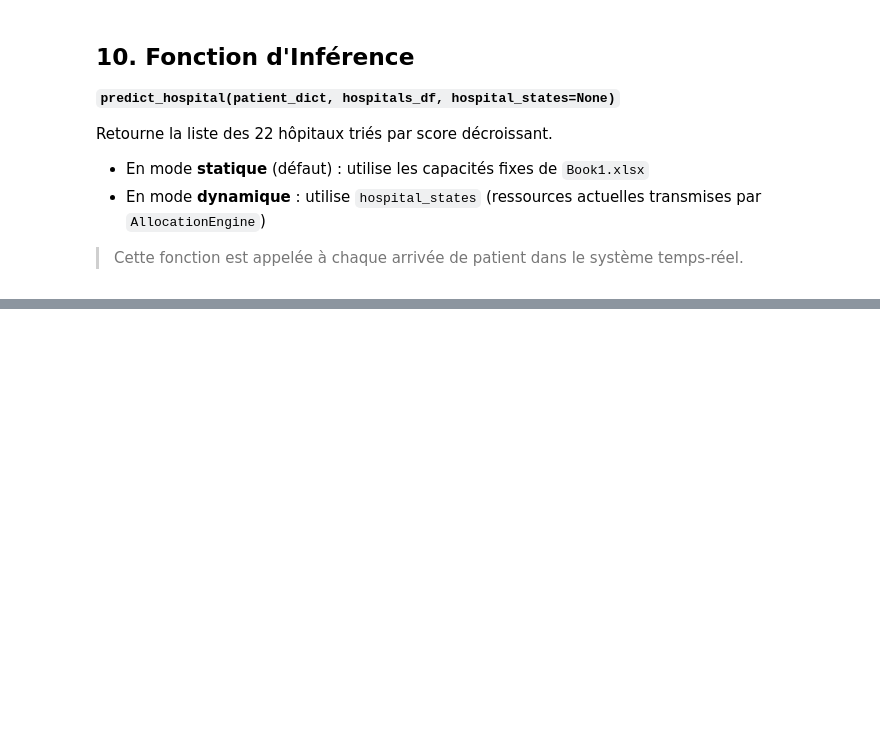
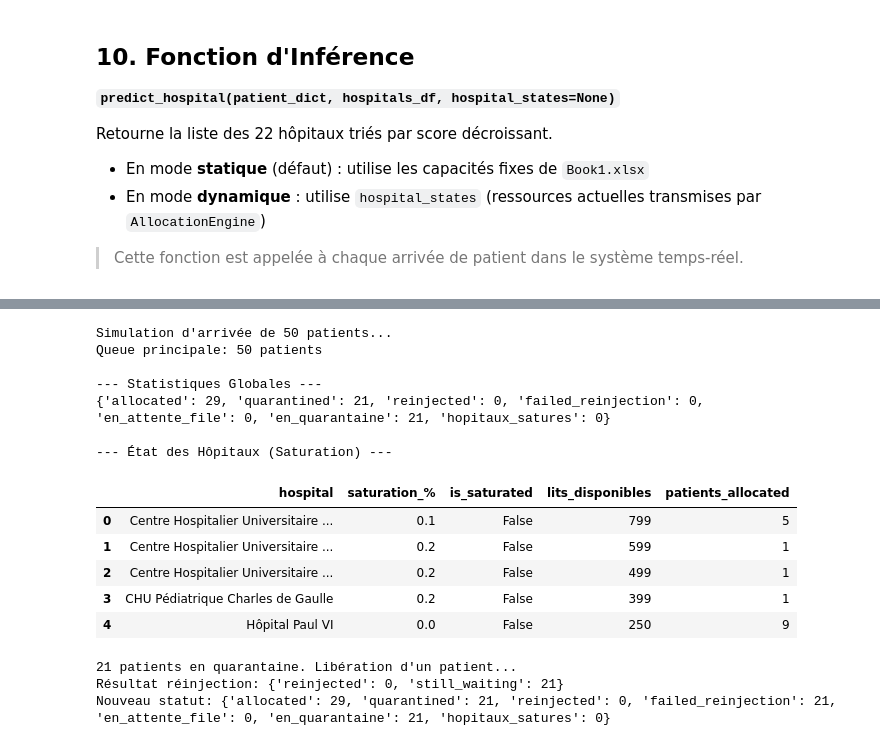
Before and after one commit to zongo11/ml_models_for_patients_allocations, a Jupyter notebook: deep_neural_network/dnn_patient_allocation.ipynb, the cells around one changed output, grey strips where cells are left out. Cells and saved outputs as stored; diff of their text form; code cells hidden in the pictures; blank space fills up the shorter version.

```diff
--- a/deep_neural_network/dnn_patient_allocation.ipynb
+++ b/deep_neural_network/dnn_patient_allocation.ipynb
@@ -193,17 +295,26 @@ Cela produit **22 000 exemples** d'entraînement avec un déséquilibre naturel
 print('Construction des paires (patient, hôpital)...')
 pairs_p, pairs_h, pairs_y = [], [], []
 
+print('Patient coord NaNs:', patients[['Latitude','Longitude']].isna().sum().to_dict())
+print('Hospital coord NaNs:', hospitals[['Lat','Long']].isna().sum().to_dict())
+print('Hospitals with missing coords:')
+print(hospitals[hospitals[['Lat','Long']].isna().any(axis=1)][['Hôpital','Lat','Long']])
+
+nan_dist = 0
 for _, p in patients.iterrows():
     p_vec = [float(p.get(f, 0) or 0) for f in PATIENT_FEATURES]
-    optimal = p['Hopital_Optimal']
+    optimal = p['Hopital_Alloue']
     for _, h in hospitals.iterrows():
         hname = h['Hôpital']
         dist  = haversine(p['Latitude'], p['Longitude'], h['Lat'], h['Long'])
+        if np.isnan(dist):
+            nan_dist += 1
         h_vec = [float(h.get(c, 0) or 0) for c in HOSP_RES_COLS] + [dist]
         pairs_p.append(p_vec)
         pairs_h.append(h_vec)
         pairs_y.append(1 if hname == optimal else 0)
 
+print('NaN distances:', nan_dist)
 pairs_p = np.array(pairs_p, dtype=np.float32)
 pairs_h = np.array(pairs_h, dtype=np.float32)
 pairs_y = np.array(pairs_y, dtype=np.float32)
@@ -264,7 +423,7 @@ Input (54)  →  Dense(256) + BatchNorm + ReLU + Dropout(30%)
 - `Sigmoid` en sortie : interprétable comme une **probabilité de compatibilité**
 # %%
 class PatientAllocationDNN(nn.Module):
-    """DNN pair-wise : score de compatibilité (patient, hôpital) → [0,1]."""
+    """DNN pair-wise : score de compatibilité (patient, hôpital) -> [0,1]."""
     def __init__(self, input_dim: int):
         super().__init__()
         self.net = nn.Sequential(
@@ -272,9 +431,10 @@ class PatientAllocationDNN(nn.Module):
             nn.Linear(256, 128),       nn.BatchNorm1d(128), nn.ReLU(), nn.Dropout(0.3),
             nn.Linear(128,  64),       nn.BatchNorm1d(64),  nn.ReLU(), nn.Dropout(0.2),
             nn.Linear( 64,  32),       nn.ReLU(),
-            nn.Linear( 32,   1),       nn.Sigmoid(),
+            nn.Linear( 32,   1),
         )
-    def forward(self, x): return self.net(x).squeeze(-1)
+    def forward(self, x):
+        return self.net(x).squeeze(-1)
 
 model = PatientAllocationDNN(INPUT_DIM).to(DEVICE)
 print(model)
@@ -454,0 +776,54 @@ for r in recs[:5]:
+# %%
+from allocation_system import AllocationEngine, Patient
+
+# Initialisation du moteur
+engine = AllocationEngine(
+    model=model,
+    scaler_p=scaler_p,
+    scaler_h=scaler_h,
+    label_encoder=le,
+    hospitals_df=hospitals,
+    device=DEVICE
+)
+
+print('Simulation d\'arrivée de 50 patients...')
+for i in range(50):
+    p_data = patients.iloc[i].to_dict()
+    engine.admit(Patient(id=p_data['ID'], features=p_data))
+
+print(f'Queue principale: {len(engine.main_queue)} patients')
+
+# Traitement
+engine.process_all()
+
+print('\n--- Statistiques Globales ---')
+print(engine.global_stats())
+
+print('\n--- État des Hôpitaux (Saturation) ---')
+display(engine.dashboard().head())
+
+if len(engine.quarantine) > 0:
+    print(f'\n{len(engine.quarantine)} patients en quarantaine. Libération d\'un patient...')
+    # Simulation de libération pour déclencher réinjection
+    last_alloc = engine.allocation_log[-1]
+    p_released = Patient(id=last_alloc['patient_id'], features=patients[patients['ID']==last_alloc['patient_id']].iloc[0].to_dict())
+    res = engine.release_patient(p_released, last_alloc['hospital'])
+    print(f'Résultat réinjection: {res}')
+    print(f'Nouveau statut: {engine.global_stats()}')
+# %% [output]
+Simulation d'arrivée de 50 patients...
+Queue principale: 50 patients
+
+--- Statistiques Globales ---
+{'allocated': 29, 'quarantined': 21, 'reinjected': 0, 'failed_reinjection': 0, 'en_attente_file': 0, 'en_quarantaine': 21, 'hopitaux_satures': 0}
+
+--- État des Hôpitaux (Saturation) ---
+|  | hospital | saturation_% | is_saturated | lits_disponibles | patients_allocated |
+| 0 | Centre Hospitalier Universitaire ... | 0.1 | False | 799 | 5 |
+| 1 | Centre Hospitalier Universitaire ... | 0.2 | False | 599 | 1 |
+| 2 | Centre Hospitalier Universitaire ... | 0.2 | False | 499 | 1 |
+| 3 | CHU Pédiatrique Charles de Gaulle | 0.2 | False | 399 | 1 |
+| 4 | Hôpital Paul VI | 0.0 | False | 250 | 9 |
+21 patients en quarantaine. Libération d'un patient...
+Résultat réinjection: {'reinjected': 0, 'still_waiting': 21}
+Nouveau statut: {'allocated': 29, 'quarantined': 21, 'reinjected': 0, 'failed_reinjection': 21, 'en_attente_file': 0, 'en_quarantaine': 21, 'hopitaux_satures': 0}
```
Also changed, not shown: parts of 17 cells of this notebook, 7 other files.
